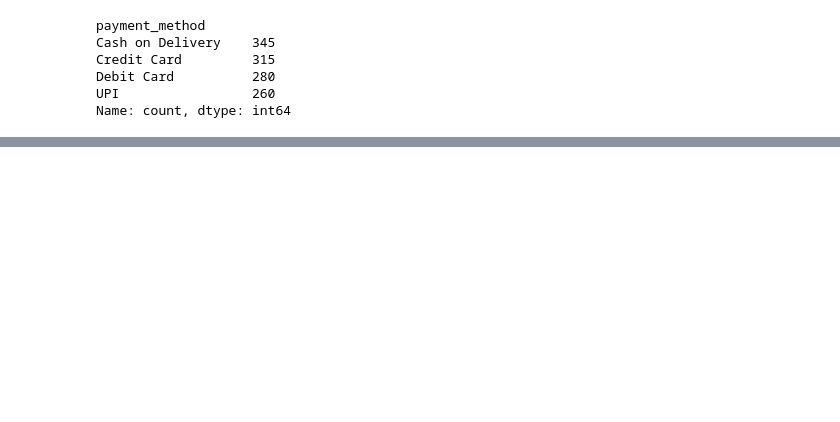
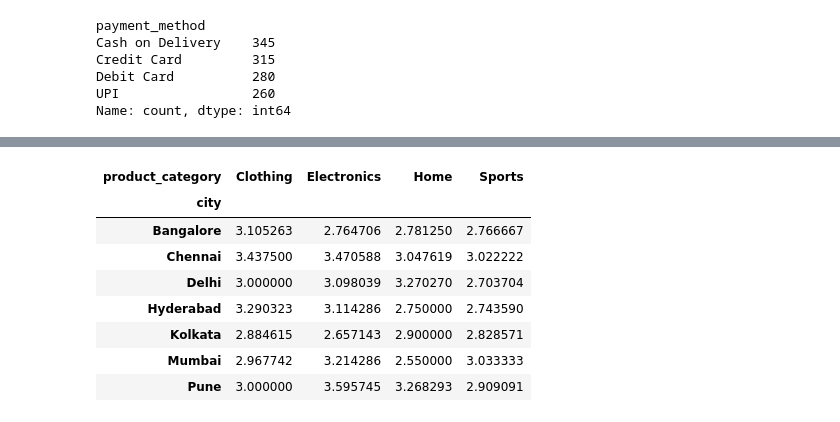
Before and after one commit to rramanswain2001/Python-code, a Jupyter notebook: data analysis with pandas.ipynb, the cells around one changed output, grey strips where cells are left out. Cells and saved outputs as stored; diff of their text form; code cells hidden in the pictures; blank space fills up the shorter version.

```diff
--- a/data analysis with pandas.ipynb
+++ b/data analysis with pandas.ipynb
@@ -2404,0 +2519,8 @@ Name: count, dtype: int64
+# %%
+#5 Find month with the highest total revenue.
+df['revenue']=df['price']*df['quantity']
+df['order_date']=pd.to_datetime(df['order_date'])
+df['month']=df['order_date'].dt.month
+monthly_revenue=df.groupby('month')['revenue'].sum()
+highest_month=monthly_revenue.idxmax()
+print(highest_month)
@@ -2404,0 +2541,7 @@ Name: count, dtype: int64
+# %%
+# 7 Identify customers whose total spending is above the overall average customer spending.
+df['revenue']=df['price']* df['quantity']
+total_spending=df.groupby('customer_id')['revenue'].sum()
+avg_spending=total_spending.mean()
+above_avg_customer=total_spending[total_spending>avg_spending].reset_index()
+print(above_avg_customer)
@@ -2404,0 +2578,5 @@ Name: count, dtype: int64
+# %%
+# 10 Find which payment method generates the highest total revenue.
+df['revenue']=df['price']*df['quantity']
+total_payment=df.groupby('payment_method')['revenue'].sum().idxmax()
+print(total_payment)
@@ -2404,0 +2585,6 @@ Name: count, dtype: int64
+# %%
+# 11.Calculate running total of revenue over time based on order_date.
+df=df.sort_values('order_date')
+df['revenue']=df['price']*df['quantity']
+df[running_total_revenue]=df['revenue'].cumsum()
+print(df[['order_date','revenue','running_total_revenue']])
@@ -2404,0 +2625,12 @@ Name: count, dtype: int64
+# %%
+df.groupby(['city','product_category'])['rating'].mean().unstack()
+# %% [output]
+| product_category | Clothing | Electronics | Home | Sports |
+| city |  |  |  |  |
+| Bangalore | 3.105263 | 2.764706 | 2.781250 | 2.766667 |
+| Chennai | 3.437500 | 3.470588 | 3.047619 | 3.022222 |
+| Delhi | 3.000000 | 3.098039 | 3.270270 | 2.703704 |
+| Hyderabad | 3.290323 | 3.114286 | 2.750000 | 2.743590 |
+| Kolkata | 2.884615 | 2.657143 | 2.900000 | 2.828571 |
+| Mumbai | 2.967742 | 3.214286 | 2.550000 | 3.033333 |
+| Pune | 3.000000 | 3.595745 | 3.268293 | 2.909091 |
```
Also changed, not shown: parts of 56 cells of this notebook, 1 other file.
